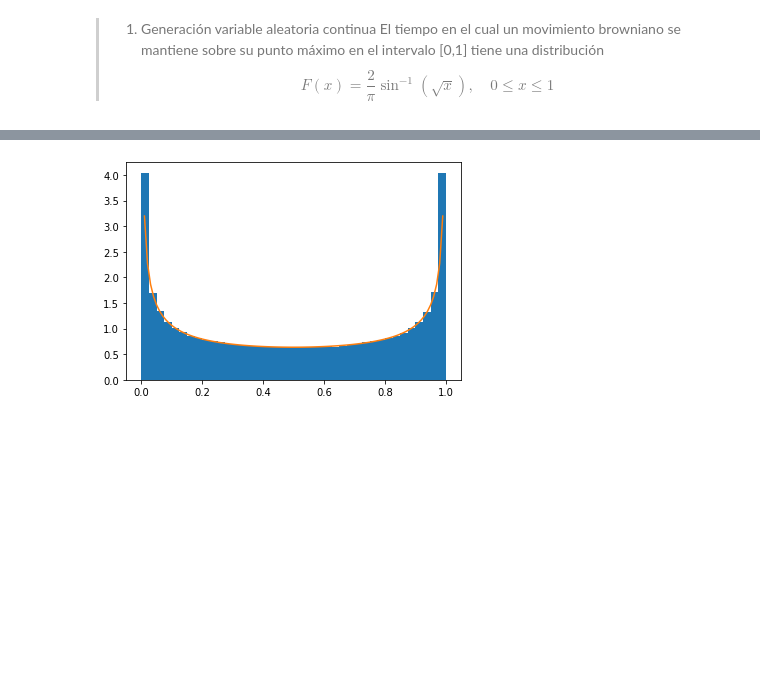
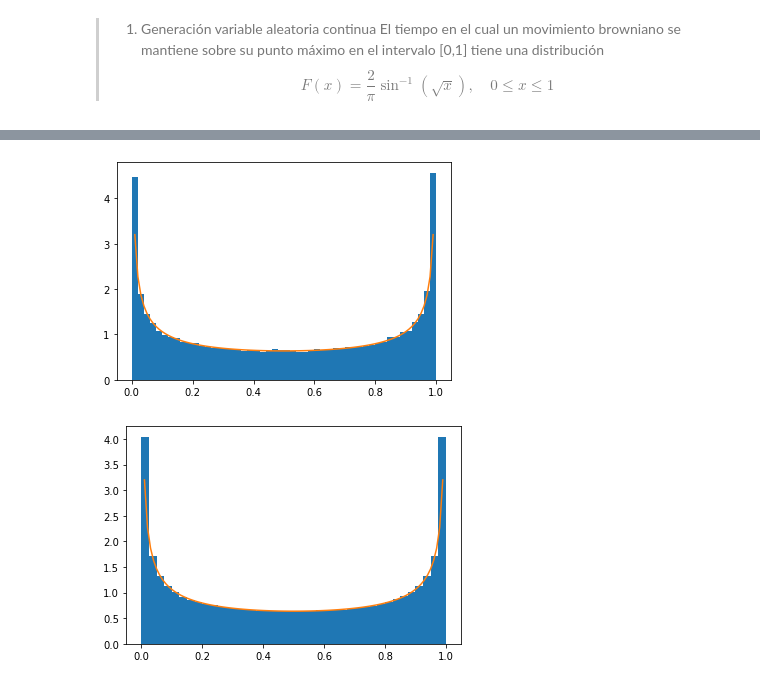
Before and after one commit to Jpriverasaha/TareasConjunto_AndresG_JuanPablo_R, a Jupyter notebook: Tarea_4.ipynb, the cells around one changed output, grey strips where cells are left out. Drawn from its saved outputs; the diff is of its cells as text; code cells hidden in the pictures; blank space fills up the shorter version.

```diff
--- a/Tarea_4.ipynb
+++ b/Tarea_4.ipynb
@@ -30,2 +26,19 @@ NameError: name 'Pi' is not defined
+# %%
+# Respuesta Andrés Green
+def var_alt(fx,funcinv,n): # definimos la función
+    U = np.random.uniform(0,1,n) #generación de variables aleatorios repartidos de manera uniforme
+    random_func = funcinv(U)
+    x = np.arange(0,1,.01)
+    fx = fx(x)
+    plt.hist(random_func,bins=50,density=True) #gráfica para enseñar el comportamiento
+    plt.plot(x,fx)
+    plt.show();
+
+n = 100000
+fx = lambda x: 1/(np.pi*np.sqrt(1-x)*np.sqrt(x)) #derivada
+funcinv = lambda y: np.sin(y*np.pi/2)**2 # función inversa
+var_alt(fx,funcinv,n)
+# %% [output]
+[figure, added]
 # %%
 # Respuesta Juan Pablo Rivera
```
Also changed, not shown: parts of 26 cells of this notebook.
